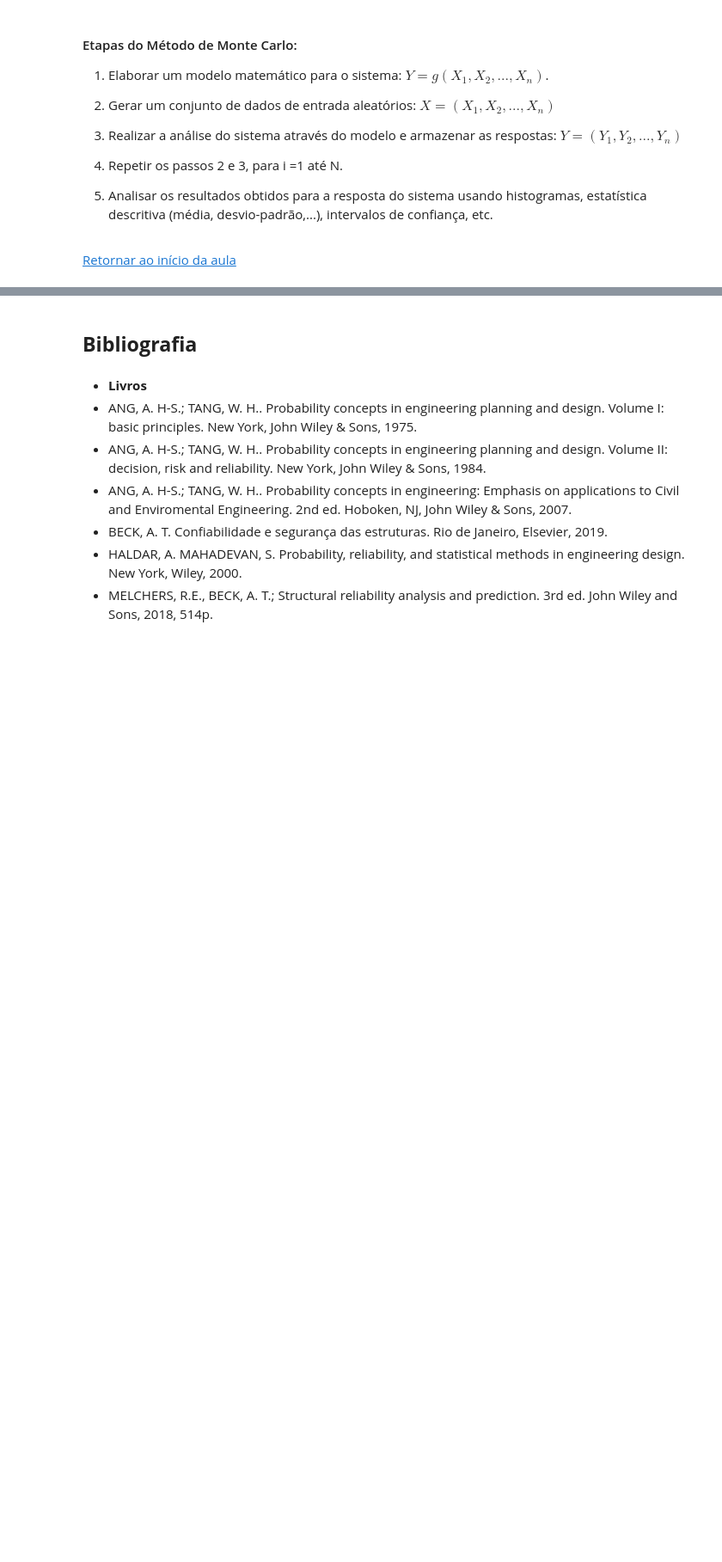
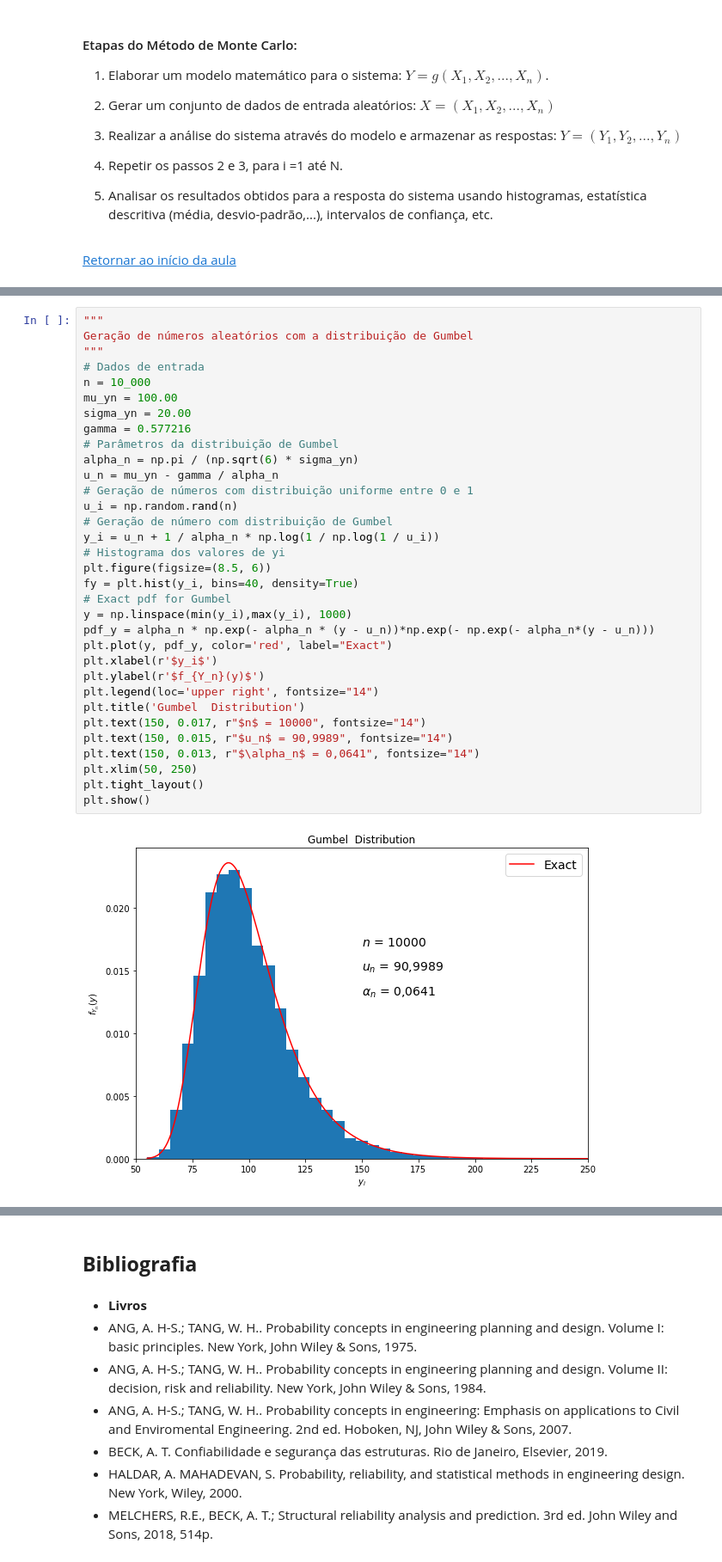
Before and after one commit to mvreal/Confiabilidade-em-Engenharia, a Jupyter notebook: Capitulo_6-1.ipynb, the cells around one changed output, grey strips where cells are left out. Shown at 86% size. Cells and saved outputs as stored; diff of their text form; blank space fills up the shorter version.

```diff
--- a/Capitulo_6-1.ipynb
+++ b/Capitulo_6-1.ipynb
@@ -119,0 +193,35 @@ $$\sigma_Y = \sqrt{\sum_{i=1}^{n}\frac{(y_i-\mu_Y)^2}{n-1}}$$
+# %%
+"""
+Geração de números aleatórios com a distribuição de Gumbel
+"""
+# Dados de entrada
+n = 10_000
+mu_yn = 100.00
+sigma_yn = 20.00
+gamma = 0.577216
+# Parâmetros da distribuição de Gumbel
+alpha_n = np.pi / (np.sqrt(6) * sigma_yn)
+u_n = mu_yn - gamma / alpha_n
+# Geração de números com distribuição uniforme entre 0 e 1
+u_i = np.random.rand(n)
+# Geração de número com distribuição de Gumbel
+y_i = u_n + 1 / alpha_n * np.log(1 / np.log(1 / u_i))
+# Histograma dos valores de yi
+plt.figure(figsize=(8.5, 6))
+fy = plt.hist(y_i, bins=40, density=True)
+# Exact pdf for Gumbel
+y = np.linspace(min(y_i),max(y_i), 1000)
+pdf_y = alpha_n * np.exp(- alpha_n * (y - u_n))*np.exp(- np.exp(- alpha_n*(y - u_n)))
+plt.plot(y, pdf_y, color='red', label="Exact")
+plt.xlabel(r'$y_i$')
+plt.ylabel(r'$f_{Y_n}(y)$')
+plt.legend(loc='upper right', fontsize="14")
+plt.title('Gumbel  Distribution')
+plt.text(150, 0.017, r"$n$ = 10000", fontsize="14")
+plt.text(150, 0.015, r"$u_n$ = 90,9989", fontsize="14")
+plt.text(150, 0.013, r"$\alpha_n$ = 0,0641", fontsize="14")
+plt.xlim(50, 250)
+plt.tight_layout()
+plt.show()
+# %% [output]
+[figure, added]
```
Also changed, not shown: parts of 10 cells of this notebook, 11 other files.
